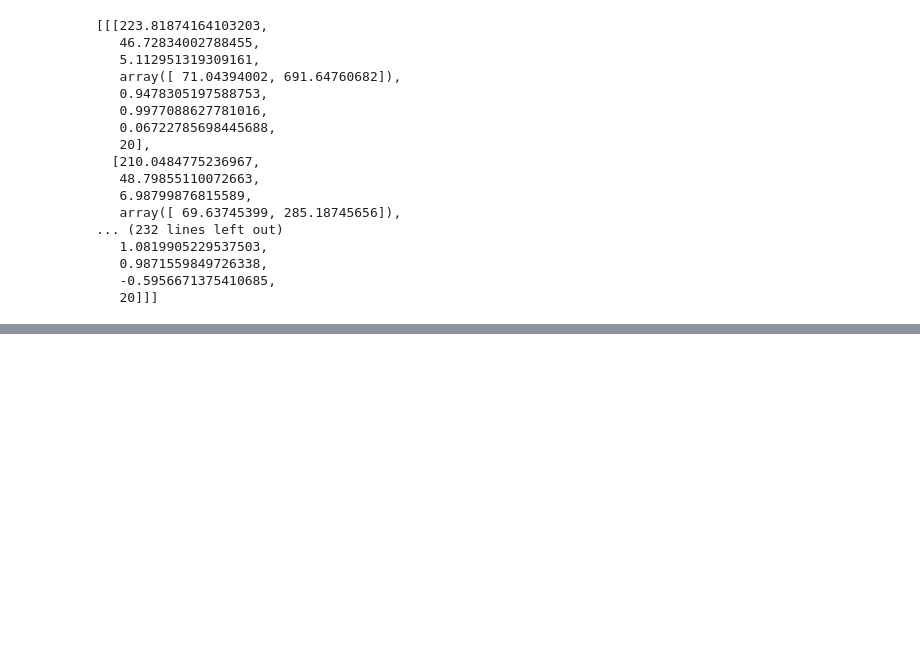
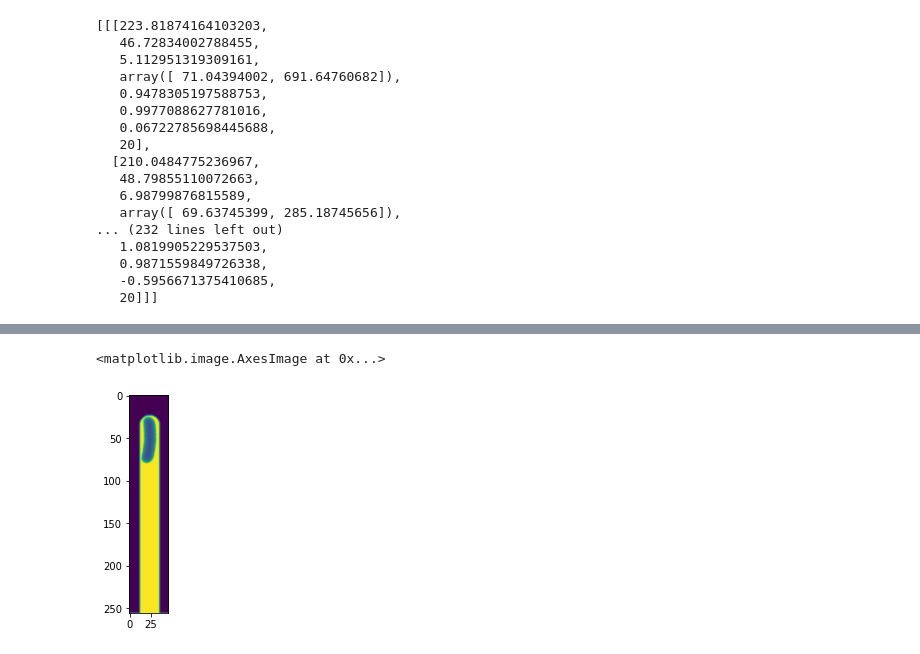
Before and after one commit to georgeoshardo/SyMBac, a Jupyter notebook: examples/docs_notebooks/run_simulation.ipynb, the cells around one changed output, grey strips where cells are left out. Saved outputs shown, nothing was run; the diff lists cells and outputs as text; code cells hidden in the pictures; blank space fills up the shorter version.

```diff
--- a/examples/docs_notebooks/run_simulation.ipynb
+++ b/examples/docs_notebooks/run_simulation.ipynb
@@ -82,0 +191,5 @@ cell_timeseries_properties
+# %%
+plt.imshow(expanded_resized)
+# %% [output]
+<matplotlib.image.AxesImage at 0x...>
+[figure, added]
```
Also changed, not shown: parts of 9 cells of this notebook, 13 other files.
